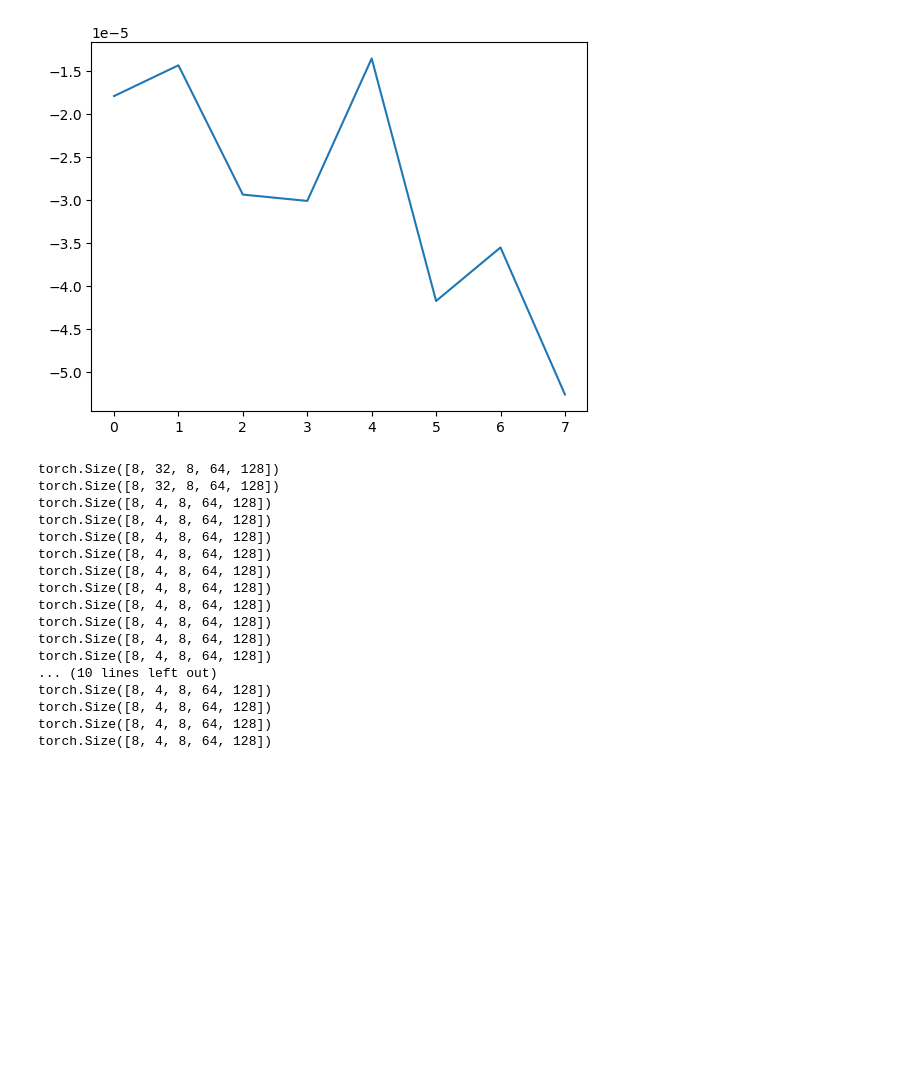
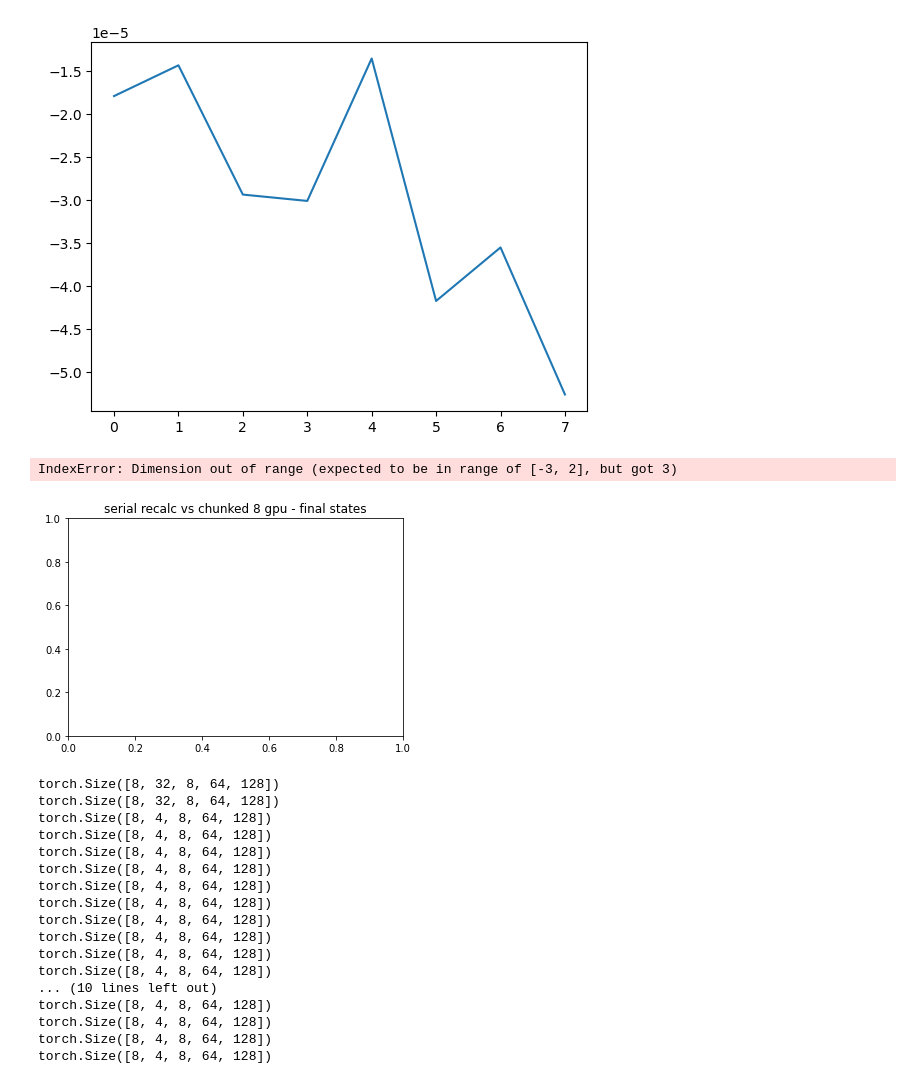
Before and after one commit to state-spaces/mamba, a Jupyter notebook: tests.ipynb, the cells around one changed output. Saved outputs shown, nothing was run; the diff lists cells and outputs as text; code cells hidden in the pictures; blank space fills up the shorter version.

```diff
--- a/tests.ipynb
+++ b/tests.ipynb
@@ -195,12 +215,21 @@ dist_dict = {}
 num_gpus=8
 dir = dist_dir
 for file in files:
-    dist_dict[file] = [torch.load(os.path.join(dir, f"{file}_{gpu}.pt")).detach().cpu() for gpu in range(num_gpus)]
+    dist_dict[file] = [torch.load(os.path.join(dir, f"{file}_{gpu}.pt"), map_location='cpu').detach() for gpu in range(num_gpus)]
 num_gpus=1
 dir = ser_dir
 ser_dict = {}
 for file in files:
-    ser_dict[file] = [torch.load(os.path.join(dir, f"{file}_{gpu}.pt")).detach().cpu() for gpu in range(num_gpus)]
+    ser_dict[file] = [torch.load(os.path.join(dir, f"{file}_{gpu}.pt"), map_location='cpu').detach() for gpu in range(num_gpus)]
+# %%
+plt.figure()
+plt.title('serial recalc vs chunked 8 gpu - final states')
+plt.plot((ser_dict['input'][0].sum(dim=(2,3,4))[1,:]-torch.concat(dist_dict['input'], dim=1).sum(dim=(2,3,4))[1,:]),'^')
+#vlines = range(0,32,4)
+#plt.vlines(vlines,-0.1,0.1,'r',alpha=0.2)
+# %% [output]
+IndexError: Dimension out of range (expected to be in range of [-3, 2], but got 3)
+[figure, added]
 # %%
 ser_dict['repassed_states'] = [pass_states(ser_dict['dA_cumsum'][0],ser_dict['states'][0])[0].cpu()]
 dist_dict['repassed_states0'] = [pass_states(torch.cat(dist_dict['dA_cumsum'], dim=1),
```
Also changed, not shown: parts of 10 cells of this notebook, 2 other files.
